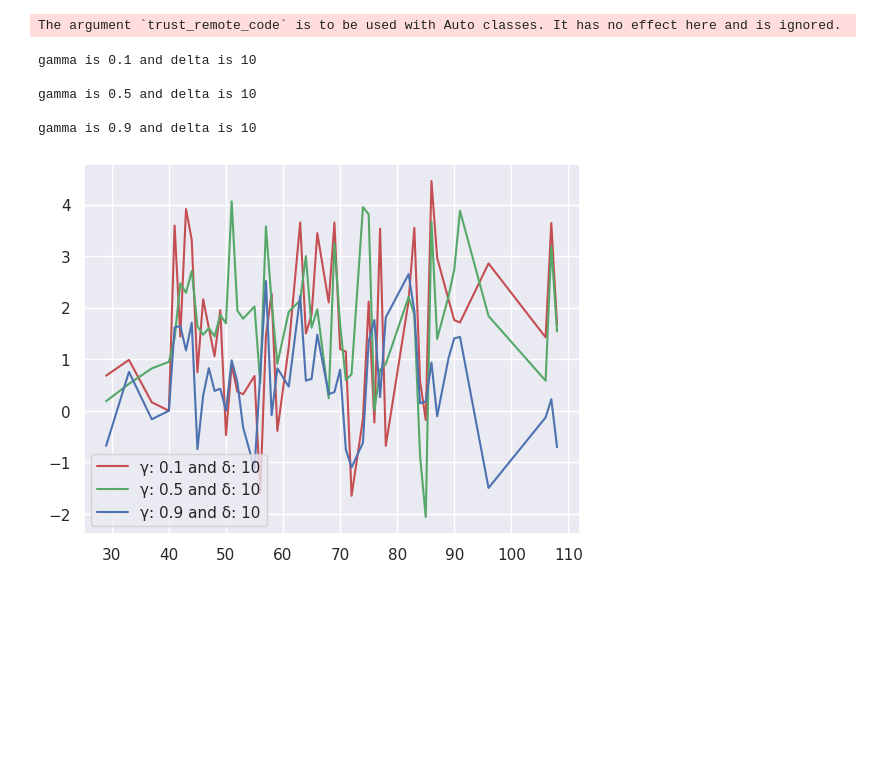
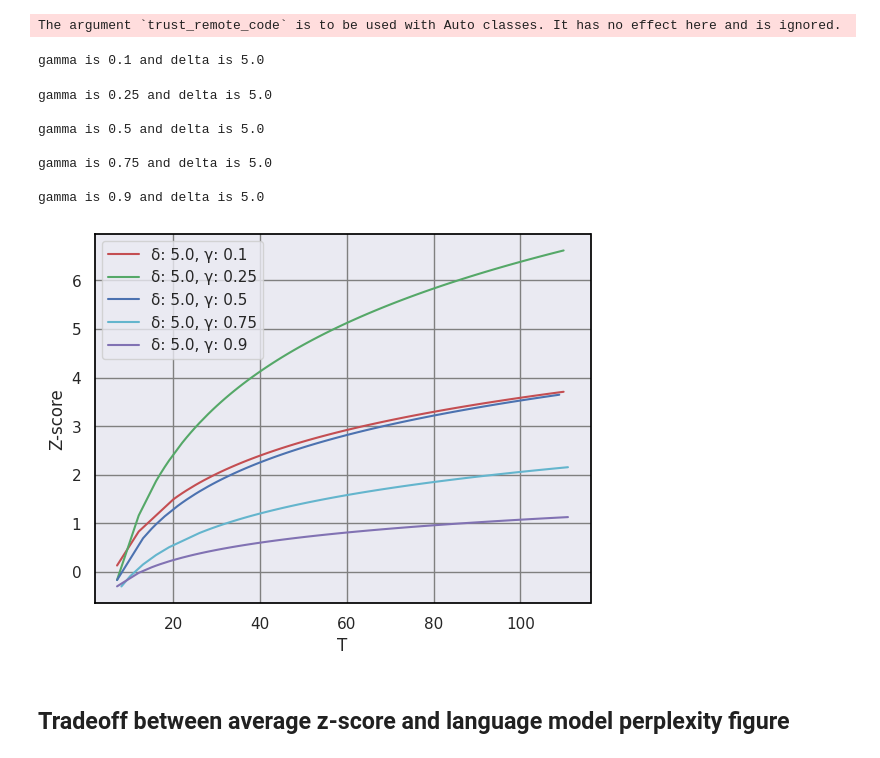
Before and after one commit to pouya-parsa/watermark_language_models, a Jupyter notebook: watermark_for_LLM.ipynb, the cells around one changed output. Drawn from its saved outputs; the diff is of its cells as text; code cells hidden in the pictures; blank space fills up the shorter version.

Commit message:
feat: fit log function into data

```diff
--- a/watermark_for_LLM.ipynb
+++ b/watermark_for_LLM.ipynb
@@ -140,8 +157,8 @@ sns.set_theme()
 # %% [output]
 The argument `trust_remote_code` is to be used with Auto classes. It has no effect here and is ignored.
 # %%
-gamma_values = [0.1, 0.5, 0.9]
-delta_values = [10]
+gamma_values = [0.1, 0.25, 0.5, 0.75, 0.9]
+delta_values = [5.0]
 # %%
 from collections import defaultdict
 
@@ -160,37 +177,56 @@ class AverageDict(defaultdict):
 # %%
 from scipy.ndimage import gaussian_filter1d
 import numpy as np
+# %%
+def log_fit(x, y):
+  from scipy.optimize import curve_fit
+  def log_func(x, a, b):
+      return a * np.log(b*x)
+  popt, pcov = curve_fit(log_func, x, y)
+  y_fit = log_func(x, popt[0], popt[1])
+  return y_fit
 # %%
 fig, ax = plt.subplots()
 i = 0
 colors = ['r', 'g', 'b', 'c', 'm', 'y', 'darkorange', 'hotpink', 'limegreen']
 for gamma in gamma_values:
   for delta in delta_values:
     print(f"gamma is {gamma} and delta is {delta} \n")
     watermark_detector = WatermarkDetectorClass(tokenizer, gamma, "cuda")
     with open(f"gamma_{gamma}_delta_{delta}.pickle", "rb") as f:
       watermarked_outputs = pickle.load(f)["watermarked"]
     data_points = AverageDict()
     for output in watermarked_outputs:
       score_dict = watermark_detector.detect(output)
-      # print(score_dict)
       z_value = score_dict["z_score"]
       token_length = score_dict["num_tokens_scored"]
       data_points[token_length] = z_value
 
     data_points = dict(data_points)
     data_points = sorted(data_points.items(), key=lambda x: x[0])
     data_points = dict(data_points)
-    y = list(data_points.values())
+    x = np.array(list(data_points.keys()))
+    y = np.array(list(data_points.values()))
+    y_log = log_fit(x, y)
+    ax.plot(data_points.keys(), y_log, label=f'δ: {delta}, γ: {gamma}', c=colors[i], antialiased=True)
+    i += 1
 
-    ax.plot(data_points.keys(), y, label=f'γ: {gamma} and δ: {delta}', c=colors[i], antialiased=True)
-    i += 1
+plt.xlabel("T")
+plt.ylabel("Z-score")
+plt.rcParams['axes.edgecolor'] = 'black'
+plt.rcParams['grid.color'] = 'gray'
+plt.grid(True)
 plt.legend()
 plt.show()
 # %% [output]
-gamma is 0.1 and delta is 10
-
-gamma is 0.5 and delta is 10
-
-gamma is 0.9 and delta is 10
+gamma is 0.1 and delta is 5.0
+gamma is 0.25 and delta is 5.0
+
+gamma is 0.5 and delta is 5.0
+
+gamma is 0.75 and delta is 5.0
+
+gamma is 0.9 and delta is 5.0
-[figure, old version]
+[figure, new version]
+# %% [markdown]
+## Tradeoff between average z-score and language model perplexity figure
```
Also changed, not shown: parts of 9 cells of this notebook.
